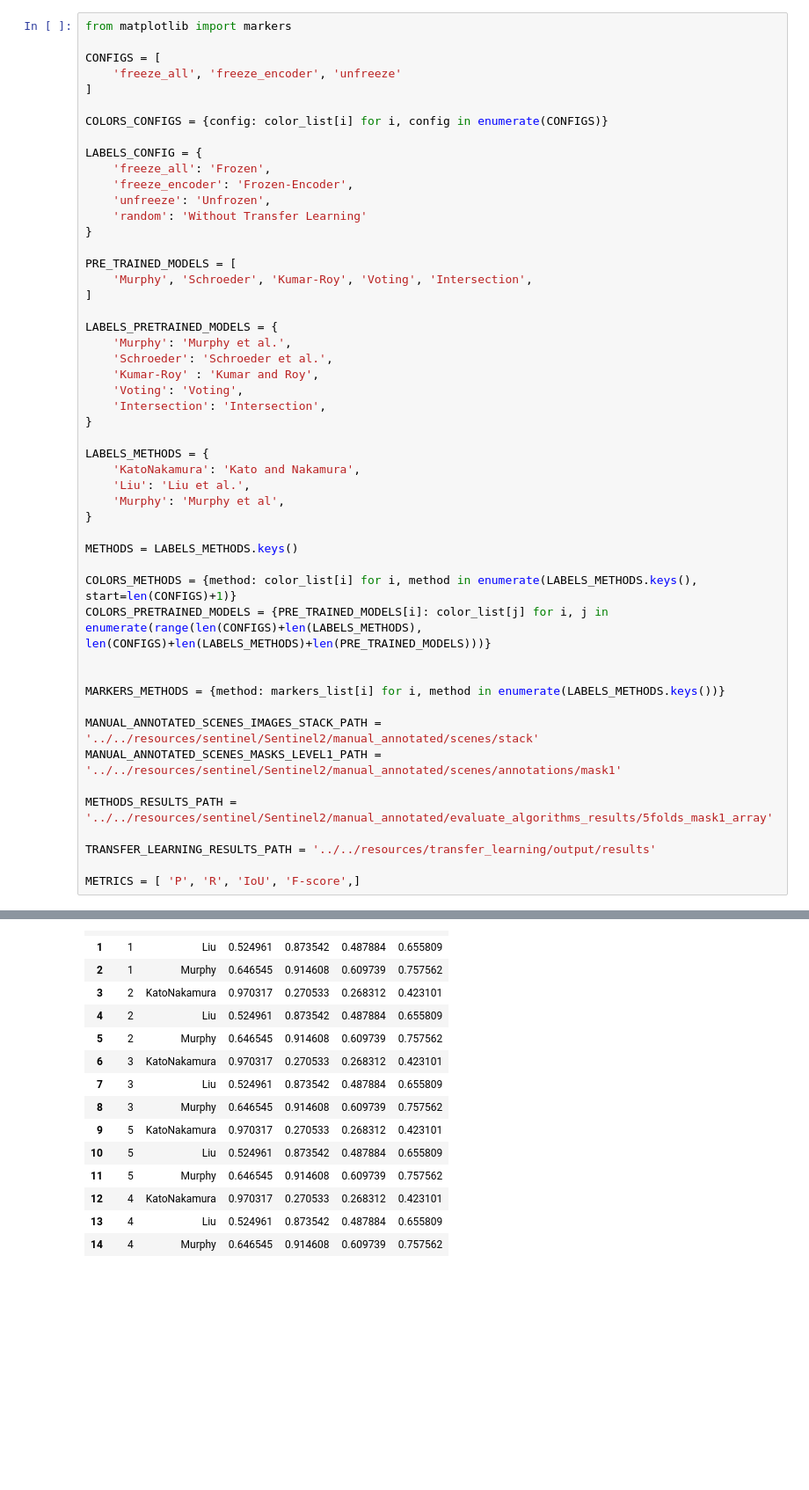
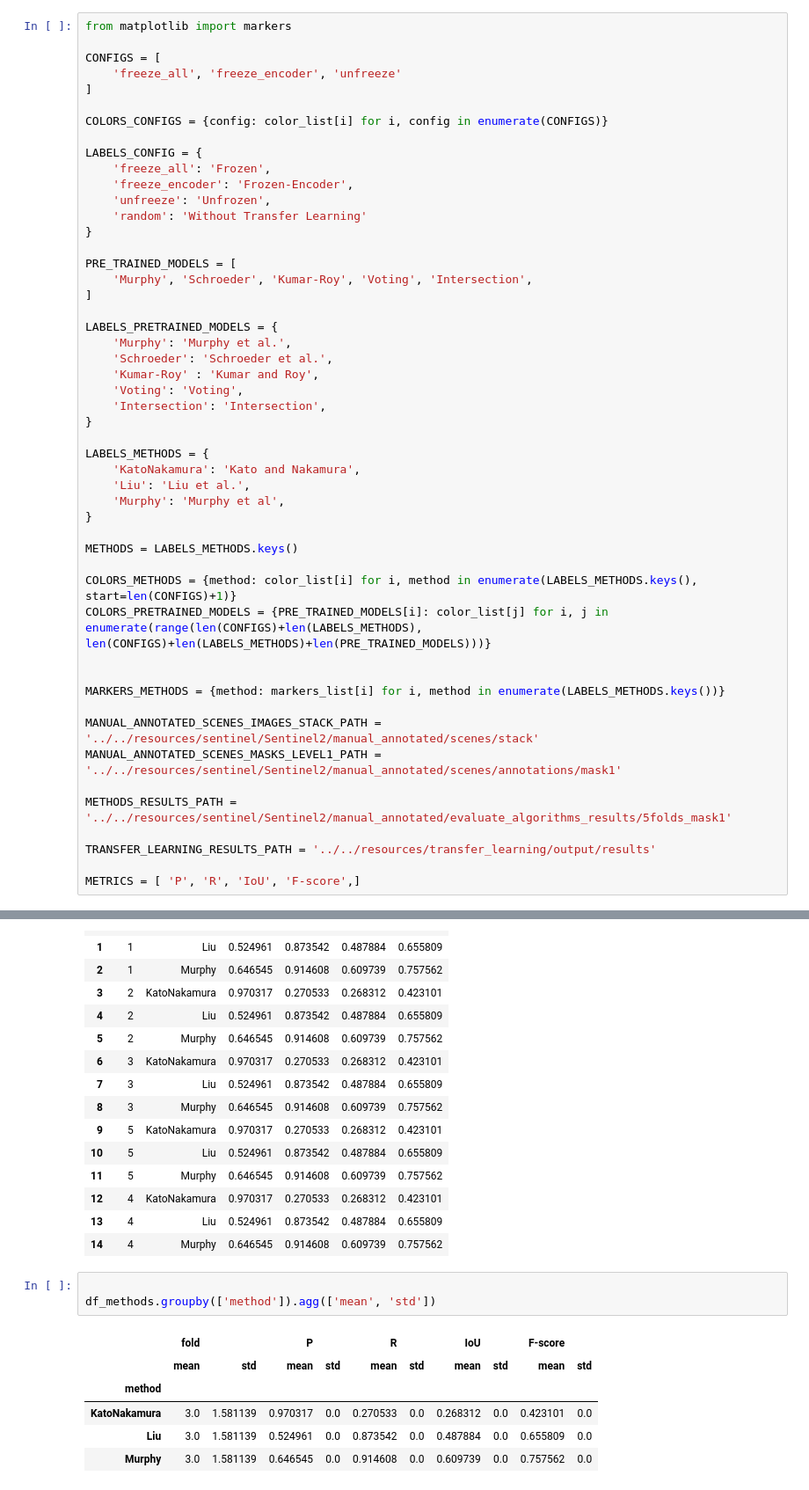
Before and after one commit to Minoro/transfer-learning-landsat8-sentinel2, a Jupyter notebook: src/notebook/results_5folds.ipynb, the cells around one changed output, grey strips where cells are left out. Shown at 88% size. Cells and saved outputs as stored; diff of their text form; blank space fills up the shorter version.

Commit message:
Evaluate the thresholding algorithms

```diff
--- a/src/notebook/results_5folds.ipynb
+++ b/src/notebook/results_5folds.ipynb
@@ -76,7 +76,7 @@ MARKERS_METHODS = {method: markers_list[i] for i, method in enumerate(LABELS_MET
 MANUAL_ANNOTATED_SCENES_IMAGES_STACK_PATH = '../../resources/sentinel/Sentinel2/manual_annotated/scenes/stack'
 MANUAL_ANNOTATED_SCENES_MASKS_LEVEL1_PATH = '../../resources/sentinel/Sentinel2/manual_annotated/scenes/annotations/mask1'
 
-METHODS_RESULTS_PATH = '../../resources/sentinel/Sentinel2/manual_annotated/evaluate_algorithms_results/5folds_mask1_array'
+METHODS_RESULTS_PATH = '../../resources/sentinel/Sentinel2/manual_annotated/evaluate_algorithms_results/5folds_mask1'
 
 TRANSFER_LEARNING_RESULTS_PATH = '../../resources/transfer_learning/output/results'
 
@@ -293,3 +293,13 @@ df_methods
 | 12 | 4 | KatoNakamura | 0.970317 | 0.270533 | 0.268312 | 0.423101 |
 | 13 | 4 | Liu | 0.524961 | 0.873542 | 0.487884 | 0.655809 |
 | 14 | 4 | Murphy | 0.646545 | 0.914608 | 0.609739 | 0.757562 |
+# %%
+
+df_methods.groupby(['method']).agg(['mean', 'std'])
+# %% [output]
+|  | fold |  | P |  | R |  | IoU |  | F-score |  |
+|  | mean | std | mean | std | mean | std | mean | std | mean | std |
+| method |  |  |  |  |  |  |  |  |  |  |
+| KatoNakamura | 3.0 | 1.581139 | 0.970317 | 0.0 | 0.270533 | 0.0 | 0.268312 | 0.0 | 0.423101 | 0.0 |
+| Liu | 3.0 | 1.581139 | 0.524961 | 0.0 | 0.873542 | 0.0 | 0.487884 | 0.0 | 0.655809 | 0.0 |
+| Murphy | 3.0 | 1.581139 | 0.646545 | 0.0 | 0.914608 | 0.0 | 0.609739 | 0.0 | 0.757562 | 0.0 |
```
Also changed, not shown: 1 other file.
